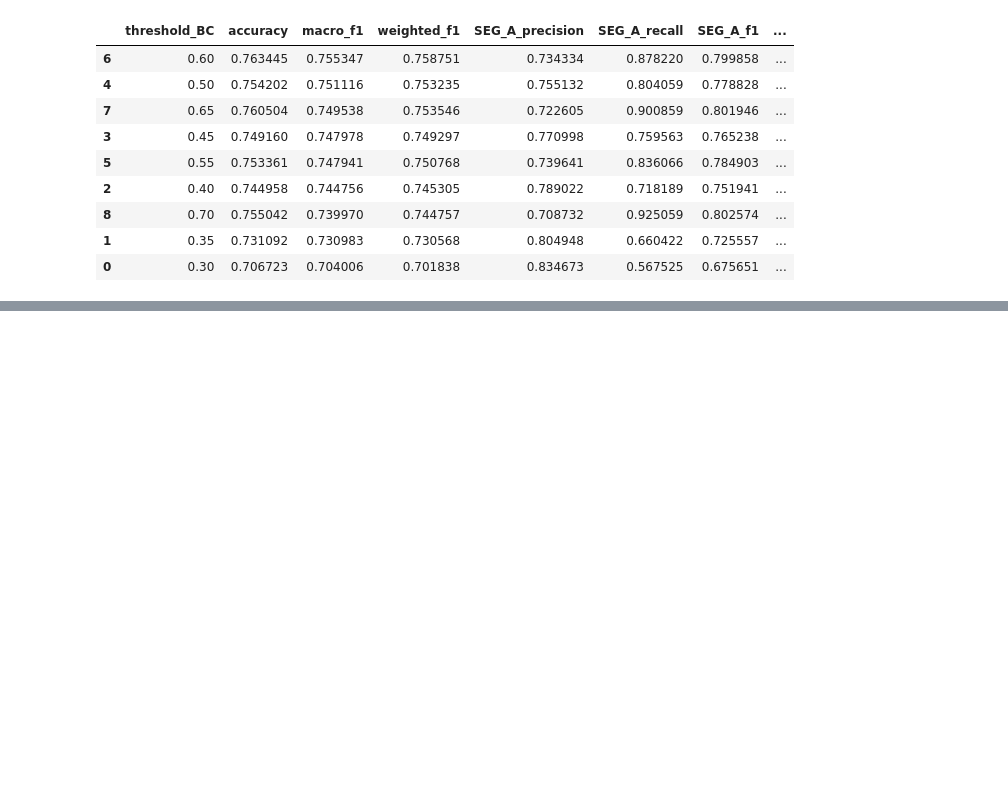
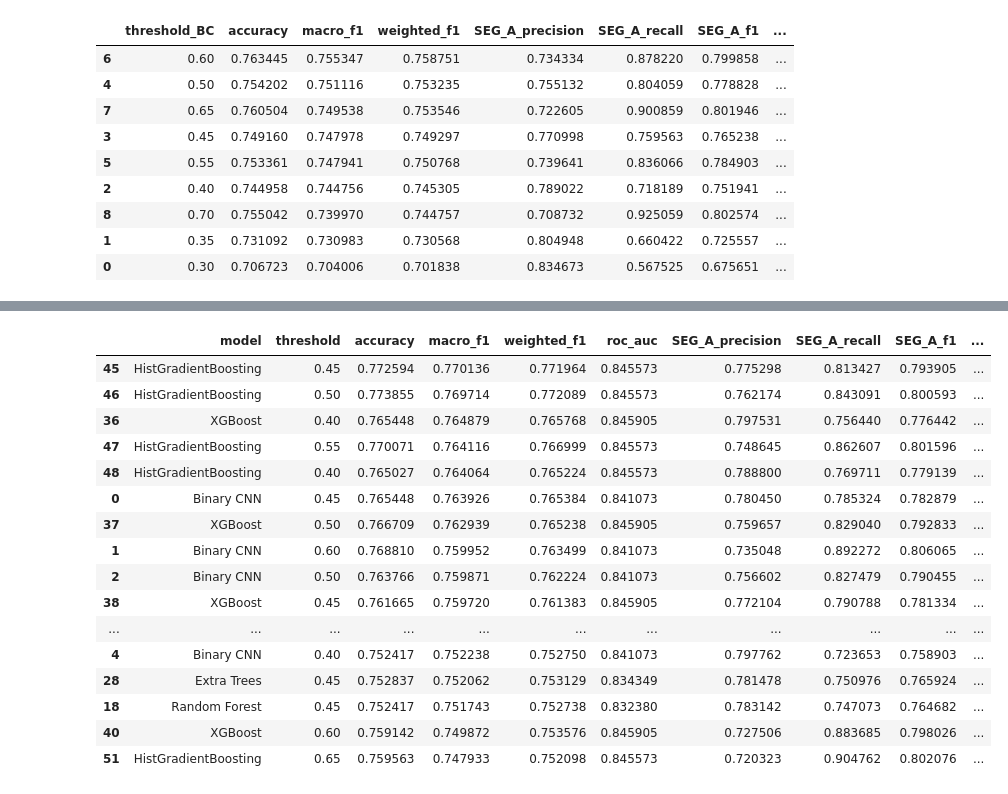
Before and after one commit to david-bazalduaa/Pfizer-segmentation-Ulcerative-Colitis, a Jupyter notebook: Neural network/A_vs_BC_FinalModel.ipynb, the cells around one changed output, grey strips where cells are left out. Cells and saved outputs as stored; diff of their text form; code cells hidden in the pictures; blank space fills up the shorter version.

Commit message:
final models

```diff
--- a/Neural network/A_vs_BC_FinalModel.ipynb
+++ b/Neural network/A_vs_BC_FinalModel.ipynb
@@ -488,0 +753,24 @@ threshold_df.sort_values("macro_f1", ascending=False)
+# %%
+# %%
+from sklearn.ensemble import HistGradientBoostingClassifier
+
+hgb_model = HistGradientBoostingClassifier(
+    learning_rate=0.03,
+    max_iter=300,
+    max_leaf_nodes=31,
+    l2_regularization=1.0,
+    random_state=42
+)
+
+hgb_model.fit(X_train_flat, y_train_np)
+
+hgb_val_proba = hgb_model.predict_proba(X_val_flat)[:, 1]
+hgb_test_proba = hgb_model.predict_proba(X_test_flat)[:, 1]
+
+hgb_thresholds = threshold_search_binary(
+    y_true=y_val_np,
+    y_proba=hgb_val_proba,
+    model_name="HistGradientBoosting"
+)
+
+hgb_thresholds.head(10)
@@ -488,0 +788,33 @@ threshold_df.sort_values("macro_f1", ascending=False)
+# %%
+# %%
+all_threshold_results_val = pd.concat([
+    cnn_thresholds,
+    logreg_thresholds,
+    rf_thresholds,
+    et_thresholds,
+    xgb_thresholds,
+    hgb_thresholds
+], ignore_index=True)
+
+all_threshold_results_val.sort_values(
+    ["macro_f1", "roc_auc", "SEG_BC_recall"],
+    ascending=False
+).head(20)
+# %% [output]
+|  | model | threshold | accuracy | macro_f1 | weighted_f1 | roc_auc | SEG_A_precision | SEG_A_recall | SEG_A_f1 | ... |
+| 45 | HistGradientBoosting | 0.45 | 0.772594 | 0.770136 | 0.771964 | 0.845573 | 0.775298 | 0.813427 | 0.793905 | ... |
+| 46 | HistGradientBoosting | 0.50 | 0.773855 | 0.769714 | 0.772089 | 0.845573 | 0.762174 | 0.843091 | 0.800593 | ... |
+| 36 | XGBoost | 0.40 | 0.765448 | 0.764879 | 0.765768 | 0.845905 | 0.797531 | 0.756440 | 0.776442 | ... |
+| 47 | HistGradientBoosting | 0.55 | 0.770071 | 0.764116 | 0.766999 | 0.845573 | 0.748645 | 0.862607 | 0.801596 | ... |
+| 48 | HistGradientBoosting | 0.40 | 0.765027 | 0.764064 | 0.765224 | 0.845573 | 0.788800 | 0.769711 | 0.779139 | ... |
+| 0 | Binary CNN | 0.45 | 0.765448 | 0.763926 | 0.765384 | 0.841073 | 0.780450 | 0.785324 | 0.782879 | ... |
+| 37 | XGBoost | 0.50 | 0.766709 | 0.762939 | 0.765238 | 0.845905 | 0.759657 | 0.829040 | 0.792833 | ... |
+| 1 | Binary CNN | 0.60 | 0.768810 | 0.759952 | 0.763499 | 0.841073 | 0.735048 | 0.892272 | 0.806065 | ... |
+| 2 | Binary CNN | 0.50 | 0.763766 | 0.759871 | 0.762224 | 0.841073 | 0.756602 | 0.827479 | 0.790455 | ... |
+| 38 | XGBoost | 0.45 | 0.761665 | 0.759720 | 0.761383 | 0.845905 | 0.772104 | 0.790788 | 0.781334 | ... |
+| ... | ... | ... | ... | ... | ... | ... | ... | ... | ... | ... |
+| 4 | Binary CNN | 0.40 | 0.752417 | 0.752238 | 0.752750 | 0.841073 | 0.797762 | 0.723653 | 0.758903 | ... |
+| 28 | Extra Trees | 0.45 | 0.752837 | 0.752062 | 0.753129 | 0.834349 | 0.781478 | 0.750976 | 0.765924 | ... |
+| 18 | Random Forest | 0.45 | 0.752417 | 0.751743 | 0.752738 | 0.832380 | 0.783142 | 0.747073 | 0.764682 | ... |
+| 40 | XGBoost | 0.60 | 0.759142 | 0.749872 | 0.753576 | 0.845905 | 0.727506 | 0.883685 | 0.798026 | ... |
+| 51 | HistGradientBoosting | 0.65 | 0.759563 | 0.747933 | 0.752098 | 0.845573 | 0.720323 | 0.904762 | 0.802076 | ... |
```
Also changed, not shown: parts of 24 cells of this notebook.
